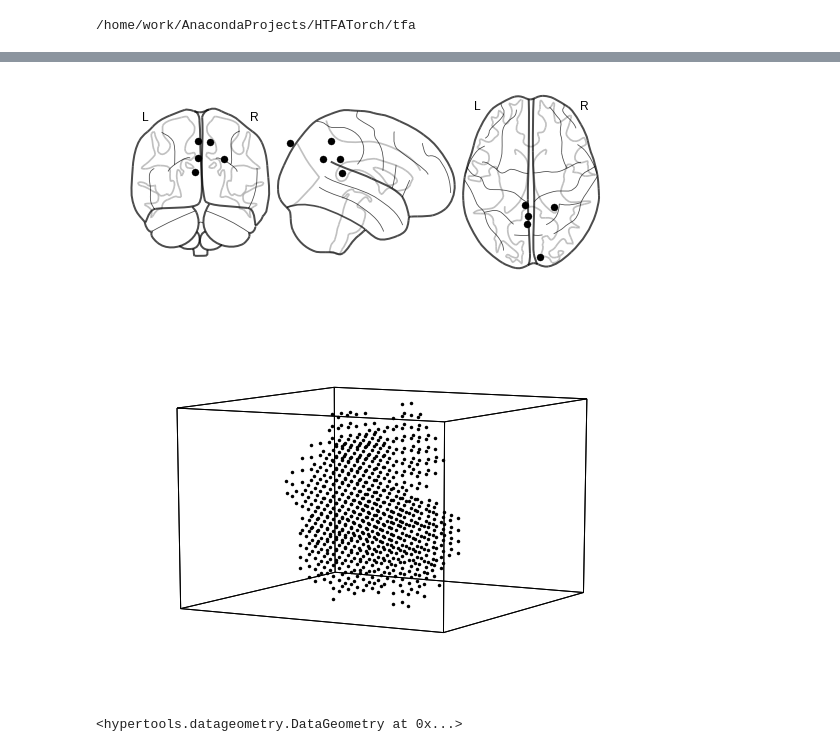
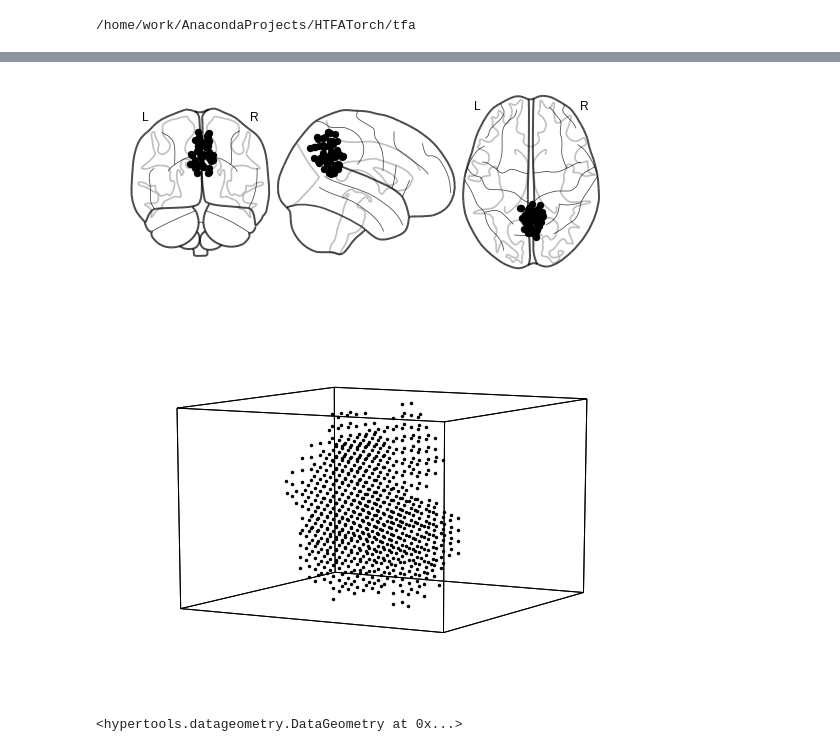
Before and after one commit to neu-pml/HTFATorch, a Jupyter notebook: notebooks/example_tfa.ipynb, the cells around one changed output, grey strips where cells are left out. Drawn from its saved outputs; the diff is of its cells as text; code cells hidden in the pictures.

```diff
--- a/notebooks/example_tfa.ipynb
+++ b/notebooks/example_tfa.ipynb
@@ -8,8 +8,8 @@ import logging
 import tfa as TFA
 import utils
 # %%
-tfa = TFA.TopographicalFactorAnalysis('../notebooks/s0.mat')
-losses = tfa.train(num_steps=200, log_level=logging.INFO)
+tfa = TFA.TopographicalFactorAnalysis('../notebooks/s0.mat', num_factors=50)
+losses = tfa.train(num_steps=50, log_level=logging.INFO)
 
 utils.plot_losses(losses)
 
@@ -66,9 +66,9 @@ import scipy.spatial.distance as sd
 
 from IPython.display import YouTubeVideo, HTML
 # %%
-niplot.plot_connectome(np.eye(TFA.NUM_FACTORS), means['mean_factor_center'], node_color='k')
+niplot.plot_connectome(np.eye(tfa.num_factors), means['mean_factor_center'], node_color='k')
 hyp.plot(tfa.voxel_locations.numpy(), 'k.')
 # %% [output]
-[figure, old version]
+[figure, new version]
 [figure]
 <hypertools.datageometry.DataGeometry at 0x...>
```
Also changed, not shown: parts of 1 cell of this notebook.
